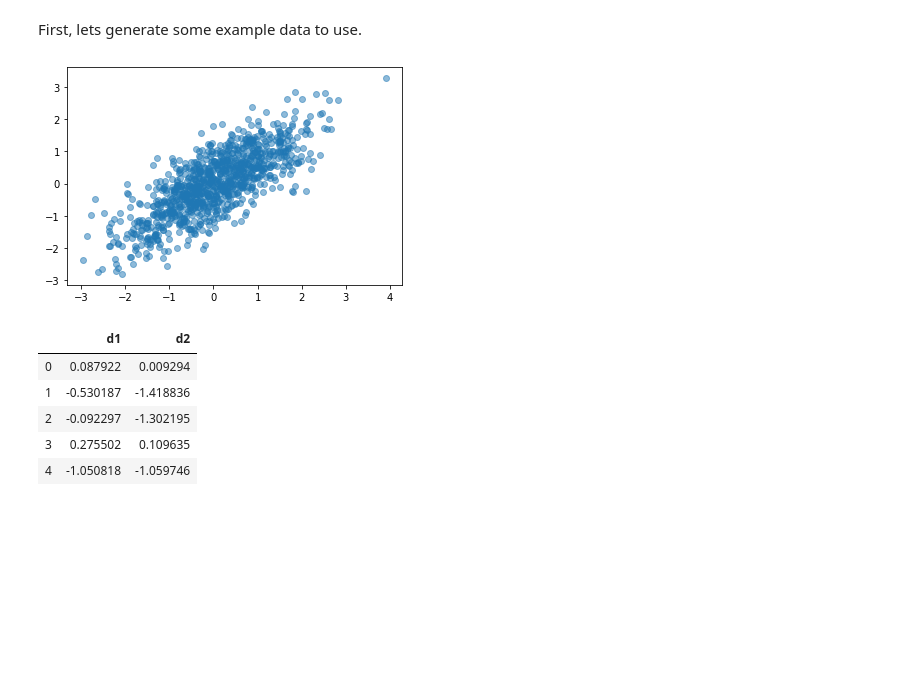
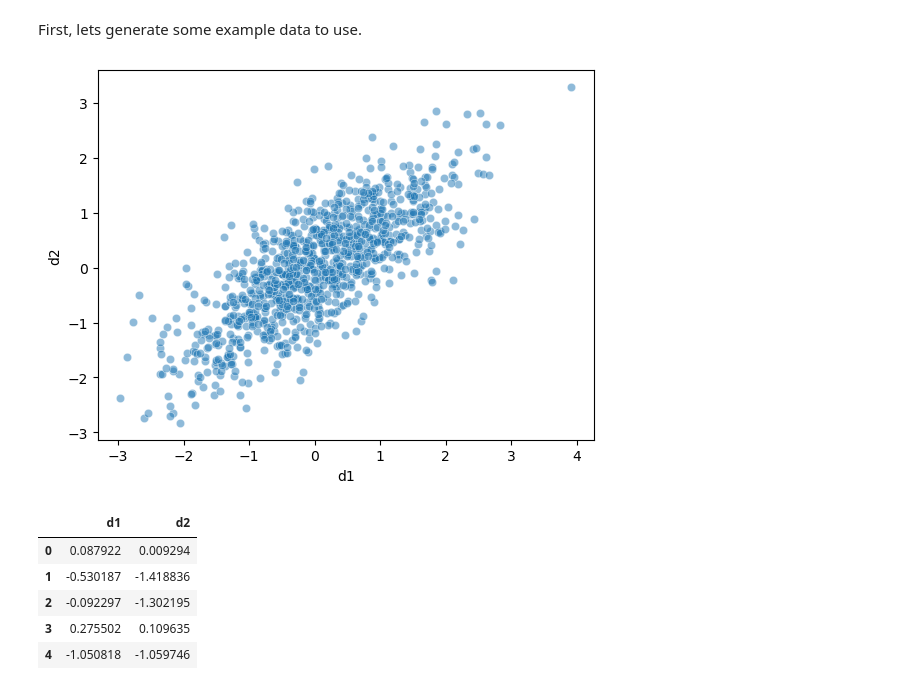
Before and after one commit to COGS108/Tutorials, a Jupyter notebook: 14-LinearModels.ipynb, the cells around one changed output. Drawn from its saved outputs; the diff is of its cells as text; code cells hidden in the pictures; blank space fills up the shorter version.

```diff
--- a/14-LinearModels.ipynb
+++ b/14-LinearModels.ipynb
@@ -64,9 +64,12 @@ means = [0, 0]
 data = np.random.multivariate_normal(means, covs, 1000)
 # %%
 # Check out the data we generated
-plt.scatter(data[:, 0], data[:, 1], alpha=0.5);
+sns.scatterplot(x=data[:, 0], y=data[:, 1], alpha=0.5)
+plt.xlabel('d1')
+plt.ylabel('d2')
+plt.show()
 # %% [output]
-[figure, old version]
+[figure, new version]
 # %%
 # Put the data into a DataFrame
 df = pd.DataFrame(data, columns=['d1', 'd2'])
```
Also changed, not shown: parts of 22 cells of this notebook.
